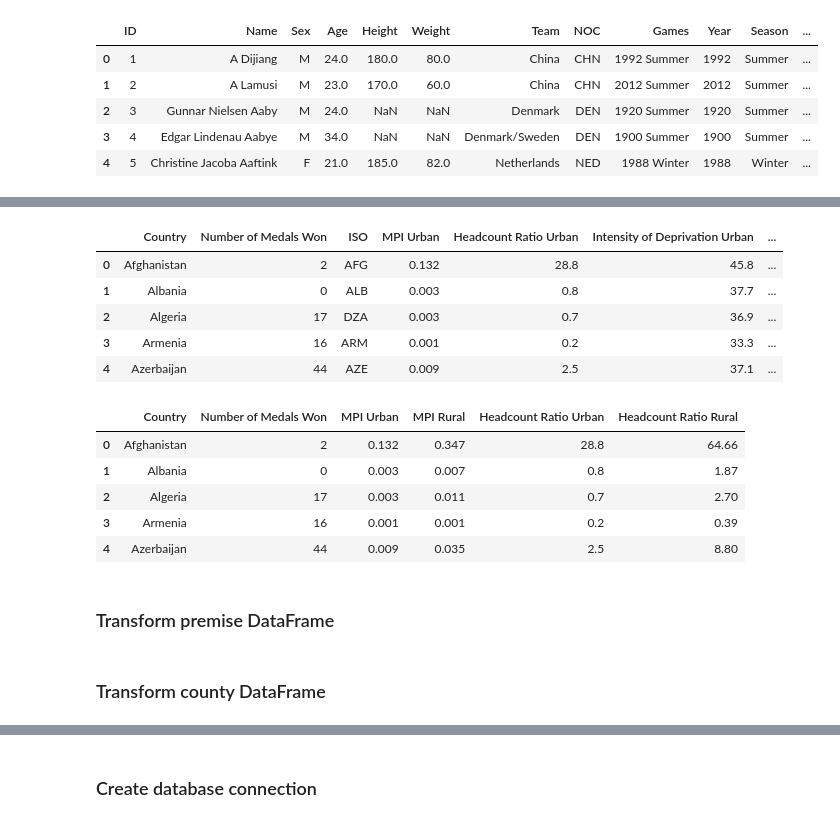
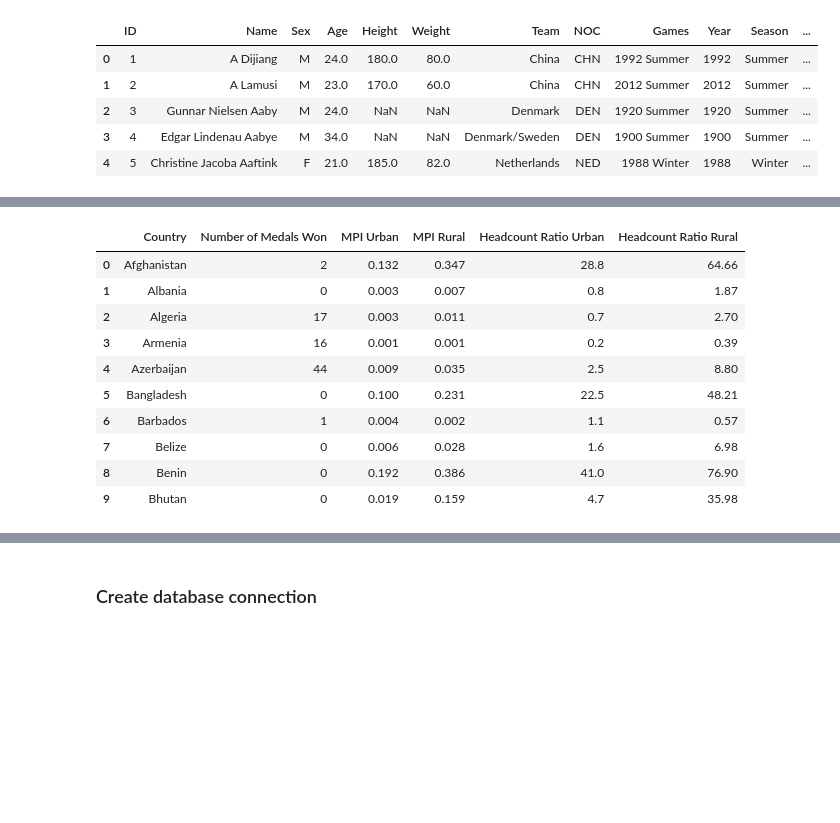
Before and after one commit to rohitrao1/Olympic-Performance-of-Second-and-Third-World-Countries, a Jupyter notebook: Olympics vs. Poverty.ipynb, the cells around one changed output, grey strips where cells are left out. Saved outputs shown, nothing was run; the diff lists cells and outputs as text; code cells hidden in the pictures; blank space fills up the shorter version.

Commit message:
Finished loading and transforming data

```diff
--- a/Olympics vs. Poverty.ipynb
+++ b/Olympics vs. Poverty.ipynb
@@ -83,25 +129,16 @@ combined_df = pd.merge(agg_olympic_df, poverty_df, how = "inner", on = "Country"
-# %%
-combined_df = pd.merge(agg_olympic_df, poverty_df, how = "inner", on = "Country")
-combined_df.head()
-# %% [output]
-|  | Country | Number of Medals Won | ISO | MPI Urban | Headcount Ratio Urban | Intensity of Deprivation Urban | ... |
-| 0 | Afghanistan | 2 | AFG | 0.132 | 28.8 | 45.8 | ... |
-| 1 | Albania | 0 | ALB | 0.003 | 0.8 | 37.7 | ... |
-| 2 | Algeria | 17 | DZA | 0.003 | 0.7 | 36.9 | ... |
-| 3 | Armenia | 16 | ARM | 0.001 | 0.2 | 33.3 | ... |
-| 4 | Azerbaijan | 44 | AZE | 0.009 | 2.5 | 37.1 | ... |
 # %%
 #Extract only relevant columns
-combined_df2 = combined_df[["Country", "Number of Medals Won", "MPI Urban", "MPI Rural", "Headcount Ratio Urban", "Headcount Ratio Rural"]]
-combined_df2.head()
+medals_df = combined_df[["Country", "Number of Medals Won", "MPI Urban", "MPI Rural", "Headcount Ratio Urban", "Headcount Ratio Rural"]]
+medals_df.head(10)
 # %% [output]
 |  | Country | Number of Medals Won | MPI Urban | MPI Rural | Headcount Ratio Urban | Headcount Ratio Rural |
 | 0 | Afghanistan | 2 | 0.132 | 0.347 | 28.8 | 64.66 |
 | 1 | Albania | 0 | 0.003 | 0.007 | 0.8 | 1.87 |
 | 2 | Algeria | 17 | 0.003 | 0.011 | 0.7 | 2.70 |
 | 3 | Armenia | 16 | 0.001 | 0.001 | 0.2 | 0.39 |
 | 4 | Azerbaijan | 44 | 0.009 | 0.035 | 2.5 | 8.80 |
+| 5 | Bangladesh | 0 | 0.100 | 0.231 | 22.5 | 48.21 |
+| 6 | Barbados | 1 | 0.004 | 0.002 | 1.1 | 0.57 |
+| 7 | Belize | 0 | 0.006 | 0.028 | 1.6 | 6.98 |
+| 8 | Benin | 0 | 0.192 | 0.386 | 41.0 | 76.90 |
+| 9 | Bhutan | 0 | 0.019 | 0.159 | 4.7 | 35.98 |
-# %% [markdown]
-### Transform premise DataFrame
-# %% [markdown]
-### Transform county DataFrame
```
Also changed, not shown: parts of 14 cells of this notebook.
